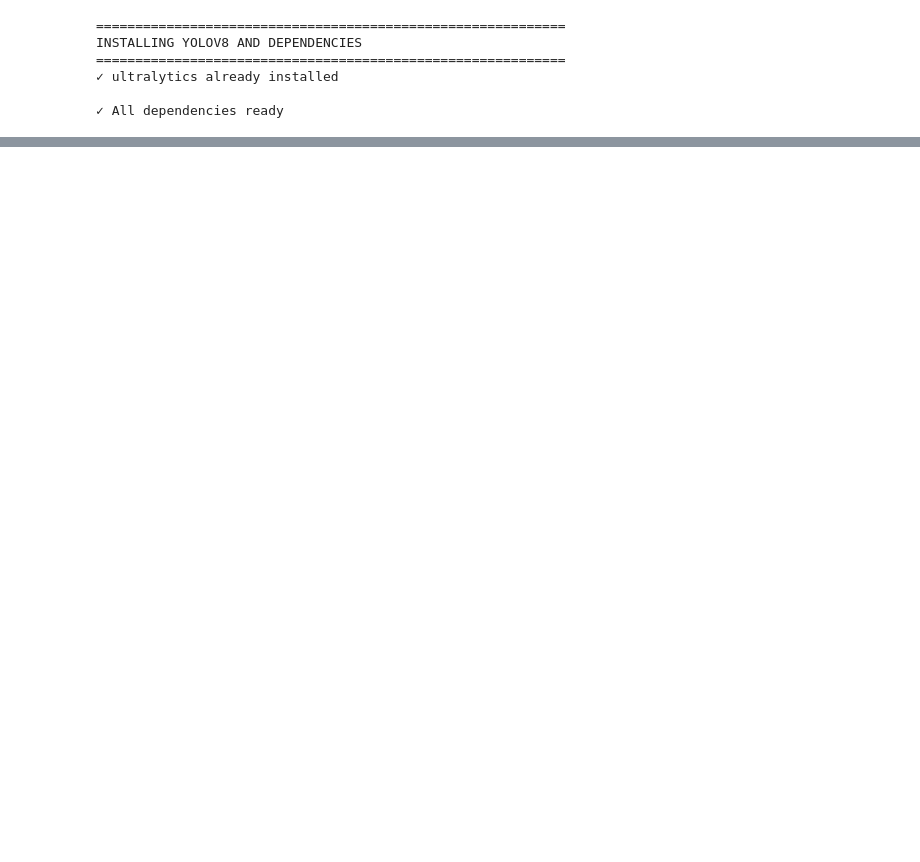
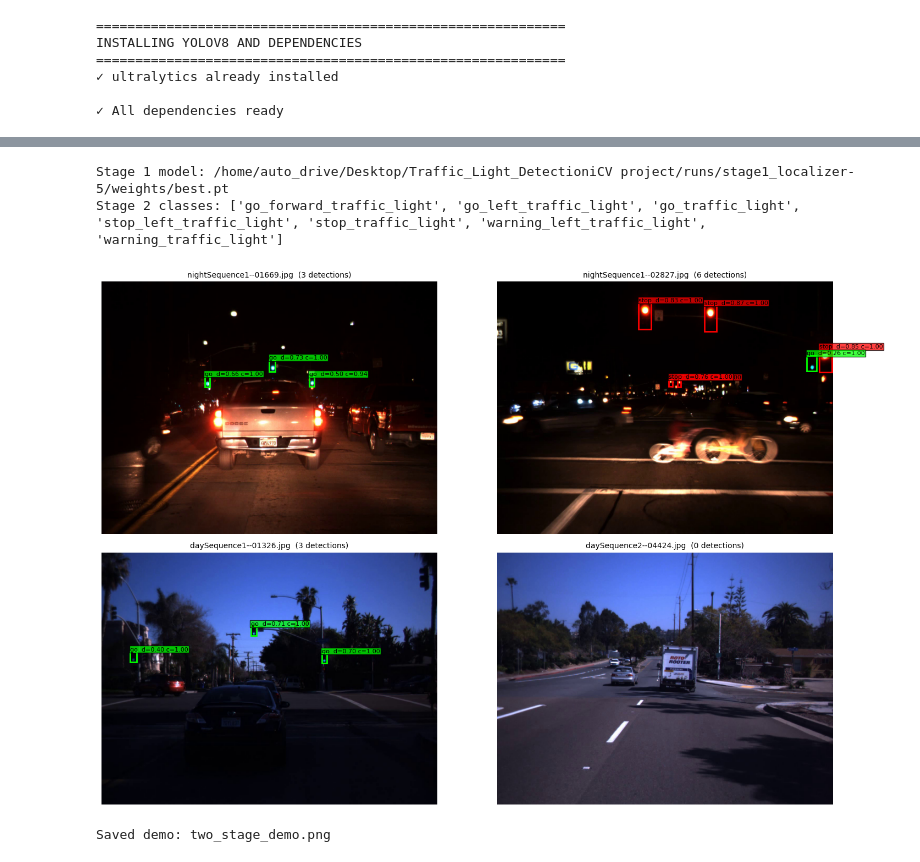
Before and after one commit to Jackshan-Venujan/Traffic-Light-Computer-Vision-Project, a Jupyter notebook: Traffic_Light_Complete_Workflow.ipynb, the cells around one changed output, grey strips where cells are left out. Saved outputs shown, nothing was run; the diff lists cells and outputs as text; code cells hidden in the pictures; blank space fills up the shorter version.

Commit message:
two stage pipeline implemented

```diff
--- a/Traffic_Light_Complete_Workflow.ipynb
+++ b/Traffic_Light_Complete_Workflow.ipynb
@@ -1248,6 +839,5 @@ print("\nStage 1 done. best.pt at:",
 # %%
-# 13c. BUILD STAGE-2 CROP DATASET (housing crops -> bulb-state label)
-# STEP-13-TWO-STAGE-PIPELINE
+# 10c. BUILD STAGE-2 CROP DATASET (housing crops -> bulb-state label)
 # For every box in data/processed/labels/<split>, crop the corresponding region
 # from the image with a small padding, and save it under
 # data/stage2/<split>/<class_name>/crop_NNN.jpg.  The class name comes from
@@ -1274,18 +864,14 @@ for split in ("train", "val", "test"):
     lbl_dir = SRC_LBL / split
     if not img_dir.exists() or not lbl_dir.exists():
         continue
-    for lbl_file in lbl_dir.glob("*.txt"):
+    for lbl_file in lbl_dir.glob("*.jpg.txt"):
         text = lbl_file.read_text().strip()
         if not text:
             continue
-        stem = lbl_file.stem
-        img_path = None
-        for ext in (".jpg", ".jpeg", ".png"):
-            p = img_dir / (stem + ext)
-            if p.exists():
-                img_path = p
-                break
-        if img_path is None:
+        # Filenames look like "dayClip10--00000.jpg.txt" -> strip the trailing ".txt"
+        # and what's left is the image filename ("dayClip10--00000.jpg").
+        img_path = img_dir / lbl_file.name[:-4]
+        if not img_path.exists():
             continue
         try:
             img = Image.open(img_path).convert("RGB")
@@ -1432,6 +1058,5 @@ print(f"Saved stage-2 weights to: {STAGE2_OUT}")
 # %%
-# 13e. TWO-STAGE INFERENCE — wire stage 1 (YOLO) + stage 2 (MobileNetV3) together
-# STEP-13-TWO-STAGE-PIPELINE
+# 11. TWO-STAGE INFERENCE (sample test images) — wire stage 1 (YOLO) + stage 2 (MobileNetV3) together
 import random
 import torch
 import torch.nn as nn
@@ -1443,7 +1068,7 @@ from matplotlib.patches import Rectangle
 DEVICE = "cuda" if torch.cuda.is_available() else "cpu"
 
 stage1_best = sorted(
-    (RUNS_DIR / 'stage1_localizer').glob("**/weights/best.pt"),
+    RUNS_DIR.glob("stage1_localizer*/weights/best.pt"),
     key=lambda p: p.stat().st_mtime,
 )[-1]
 print("Stage 1 model:", stage1_best)
@@ -1502,30 +1127,35 @@ def two_stage_predict(image_path, conf=0.25, pad_ratio=0.15):
         })
     return out
 
 
 # ---- Demo on 4 random test images ----
 test_imgs = sorted((SRC_IMG / "test").glob("*.jpg"))
 random.seed(0)
 sample = random.sample(test_imgs, 4)
 
 fig, axes = plt.subplots(2, 2, figsize=(16, 10))
 for ax, ipath in zip(axes.flat, sample):
     img = Image.open(ipath).convert("RGB")
     preds = two_stage_predict(ipath)
     ax.imshow(img)
     for p in preds:
         x1, y1, x2, y2 = p["box"]
         state = p["state"].lower()
         color = "lime" if "go" in state else ("red" if "stop" in state else "gold")
         ax.add_patch(Rectangle((x1, y1), x2 - x1, y2 - y1,
                                linewidth=2, edgecolor=color, facecolor='none'))
         label = p["state"].replace("_traffic_light", "").replace("_", " ")
         label += f"  d={p['det_conf']:.2f} c={p['cls_conf']:.2f}"
         ax.text(x1, max(0, y1 - 4), label, color='black', fontsize=8,
                 bbox=dict(facecolor=color, alpha=0.75, pad=1))
     ax.set_title(f"{ipath.name}  ({len(preds)} detections)", fontsize=10)
     ax.axis('off')
 plt.tight_layout()
 plt.savefig(PROJECT_ROOT / "two_stage_demo.png", dpi=120, bbox_inches='tight')
 plt.show()
 print("\nSaved demo: two_stage_demo.png")
+# %% [output]
+Stage 1 model: /home/auto_drive/Desktop/Traffic_Light_DetectioniCV project/runs/stage1_localizer-5/weights/best.pt
+Stage 2 classes: ['go_forward_traffic_light', 'go_left_traffic_light', 'go_traffic_light', 'stop_left_traffic_light', 'stop_traffic_light', 'warning_left_traffic_light', 'warning_traffic_light']
+[figure, added]
+Saved demo: two_stage_demo.png
```
Also changed, not shown: parts of 35 cells of this notebook, 4 other files.
